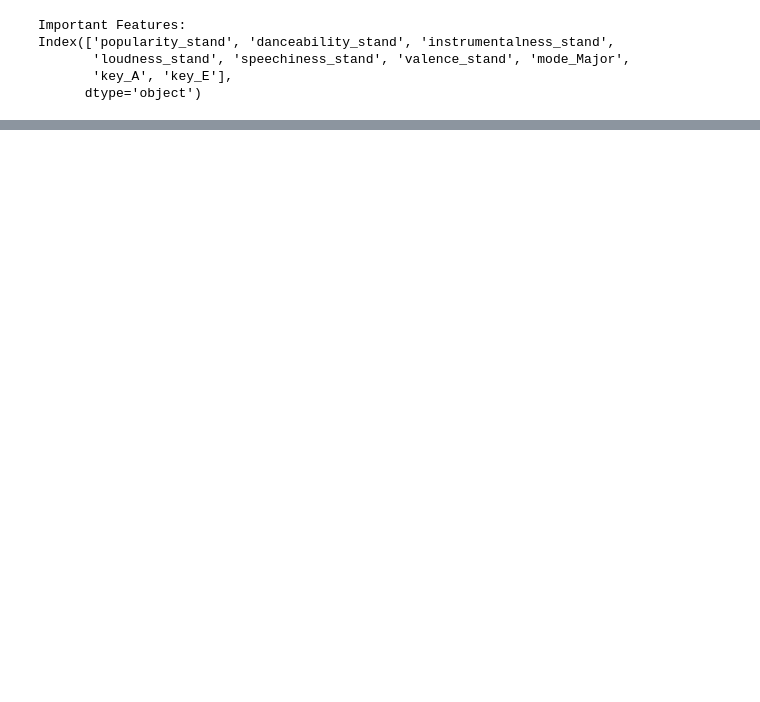
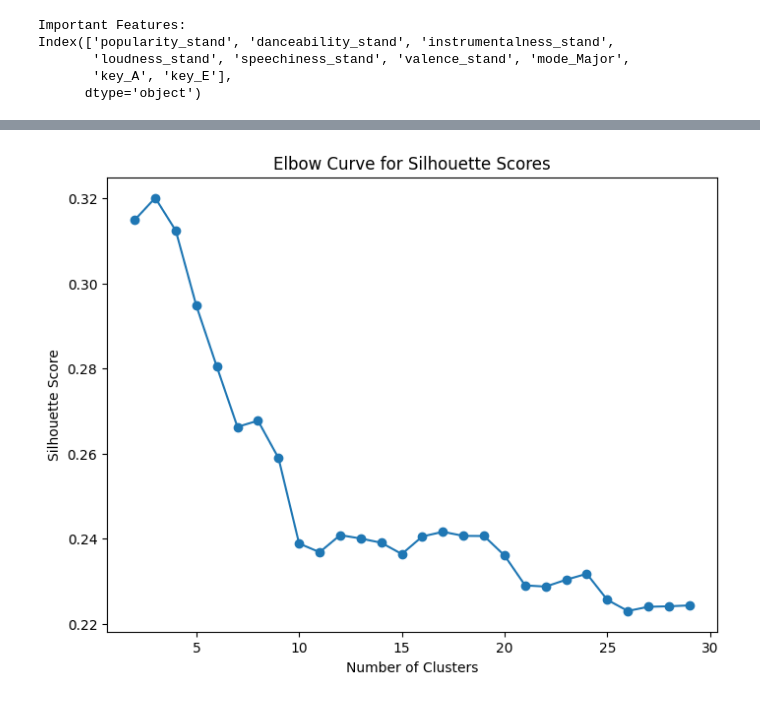
Before and after one commit to whykay-01/machine-learning-music-genre-classifier, a Jupyter notebook: capstone_dimension_reduction.ipynb, the cells around one changed output, grey strips where cells are left out. Cells and saved outputs as stored; diff of their text form; code cells hidden in the pictures; blank space fills up the shorter version.

```diff
--- a/capstone_dimension_reduction.ipynb
+++ b/capstone_dimension_reduction.ipynb
@@ -414 +413,37 @@ Index(['popularity_stand', 'danceability_stand', 'instrumentalness_stand',
 ---
+# %%
+from sklearn.cluster import KMeans
+from sklearn.metrics import silhouette_score
+
+
+transformed_data = lda_training_df.drop(["genre_label"], axis=1)
+
+# possible cluster numbers
+cluster_range = range(2, 30)
+
+best_cluster_count = 0
+best_silhouette_score = -1
+silhouette_scores = []
+distortions = []
+
+# go to each cluster count and calculate silhouette score
+for n_clusters in cluster_range:
+    kmeans = KMeans(n_clusters=n_clusters, random_state=18618637)
+    cluster_labels = kmeans.fit_predict(transformed_data)
+    distortions.append(kmeans.inertia_)
+    silhouette_avg = silhouette_score(transformed_data, cluster_labels)
+    silhouette_scores.append(silhouette_avg)
+
+
+    # find the best silhouette score by simple comparison with the latest best score
+    if silhouette_avg > best_silhouette_score:
+        best_silhouette_score = silhouette_avg
+        best_cluster_count = n_clusters
+
+# kMeans with the best cluster count
+print("The most optimal cluster count: ", best_cluster_count)
+kmeans = KMeans(n_clusters=best_cluster_count, random_state=0)
+cluster_labels = kmeans.fit_predict(transformed_data)
+
+
+cluster_centers = kmeans.cluster_centers_
@@ -414,0 +484,9 @@ Index(['popularity_stand', 'danceability_stand', 'instrumentalness_stand',
+# %%
+plt.figure(figsize=(8, 6))
+plt.plot(cluster_range, silhouette_scores, marker='o')
+plt.title('Elbow Curve for Silhouette Scores')
+plt.xlabel('Number of Clusters')
+plt.ylabel('Silhouette Score')
+plt.show()
+# %% [output]
+[figure, added]
```
Also changed, not shown: parts of 8 cells of this notebook.
